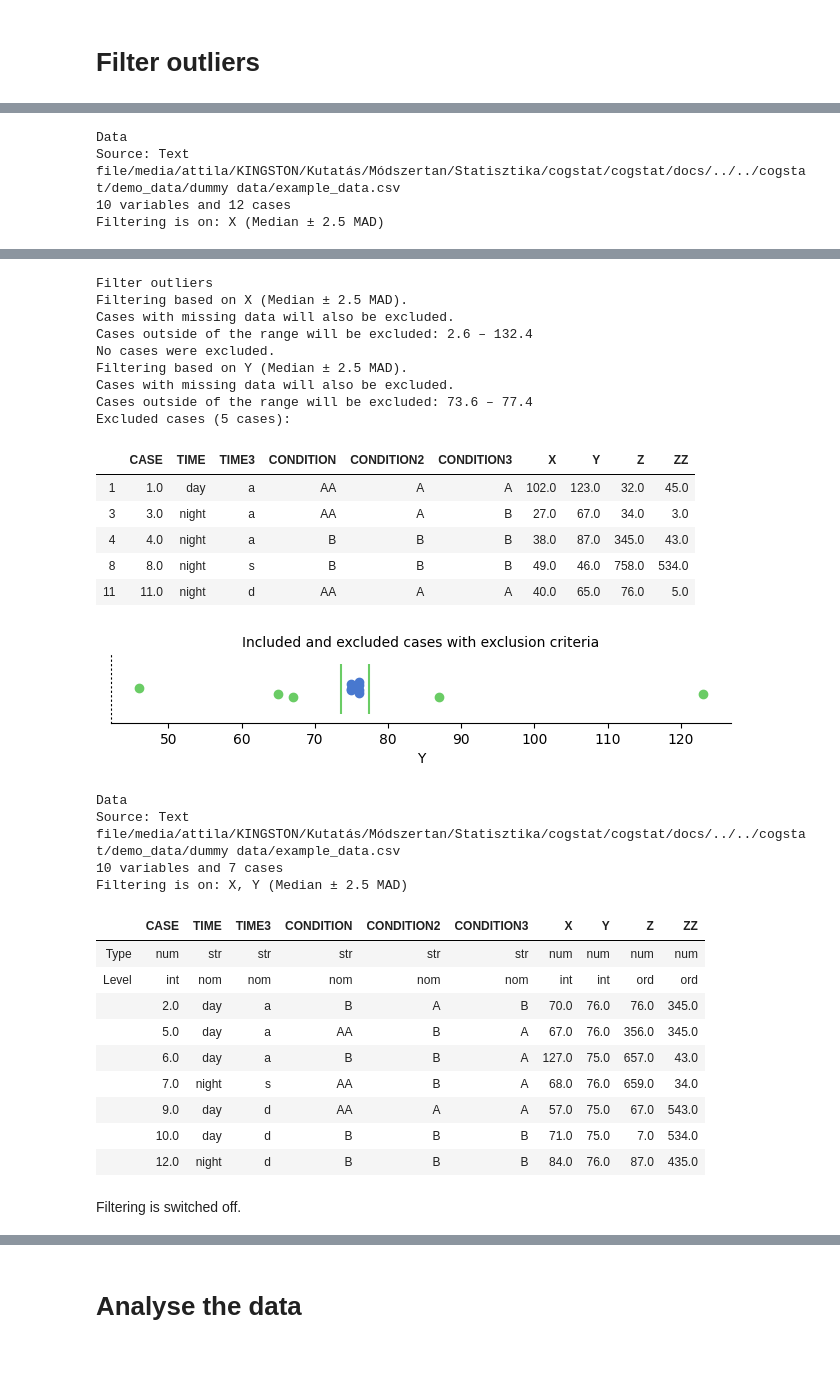
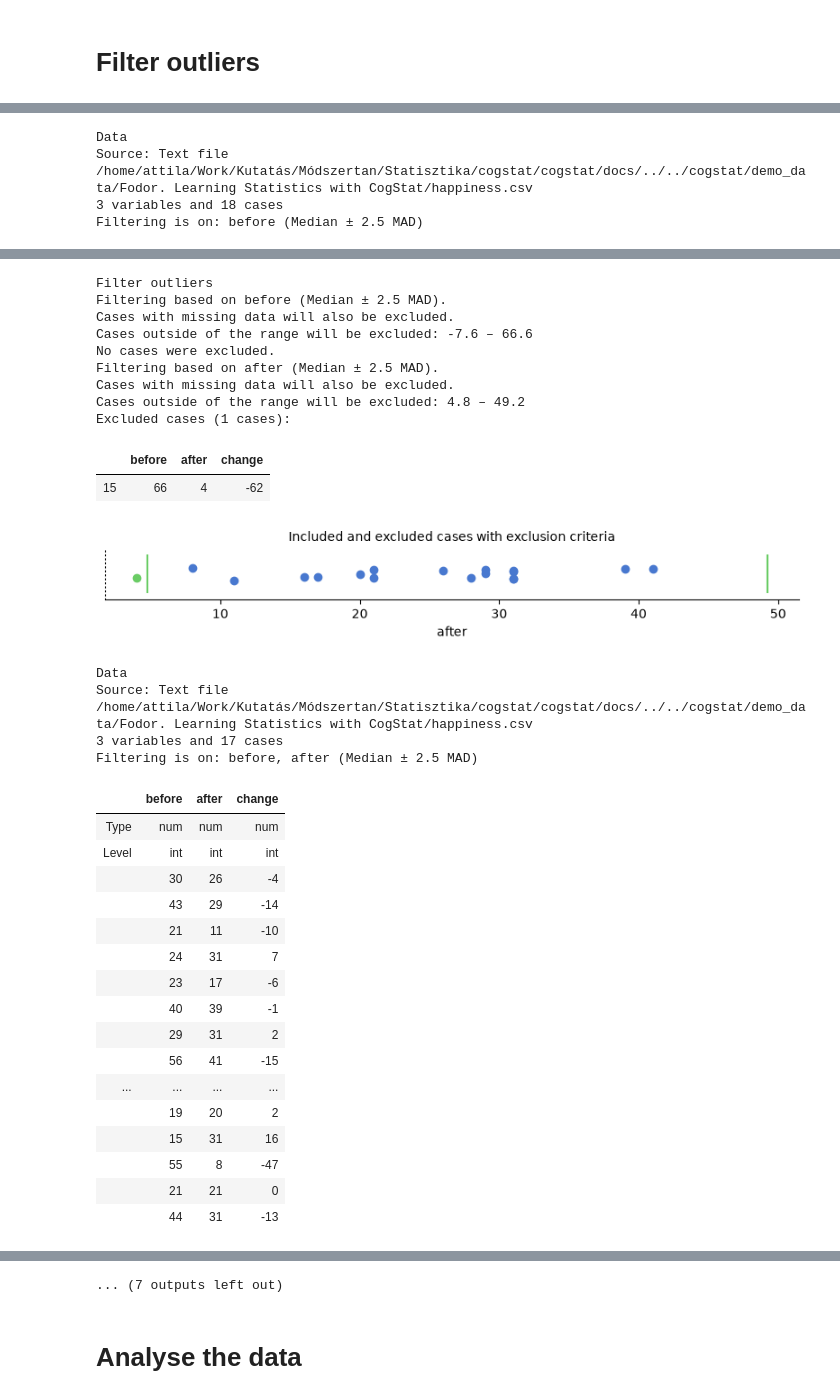
Before and after one commit to cogstat/cogstat, a Jupyter notebook: cogstat/docs/CogStat Jupyter Notebook tutorial.ipynb, the cells around one changed output, grey strips where cells are left out. Drawn from its saved outputs; the diff is of its cells as text; code cells hidden in the pictures; blank space fills up the shorter version.

```diff
--- a/cogstat/docs/CogStat Jupyter Notebook tutorial.ipynb
+++ b/cogstat/docs/CogStat Jupyter Notebook tutorial.ipynb
@@ -330,15 +338,19 @@ Filtering is kept until a new filtering is set, which will overwrite the previou
 # %%
 # Let's import a data file
-data = cs.CogStatData(data = os.path.join(cs_dir, 'demo_data', 'dummy data', 'example_data.csv'))
+data = cs.CogStatData(data = os.path.join(cs_dir, 'demo_data', 'Fodor. Learning Statistics with CogStat', 'happiness.csv'))
 cs.display(data.print_data())
 
-# To turn on filtering based on a singla variable:
+# To turn on filtering based on a single variable:
 # Note that even if only a single variable is given, it should be in a list.
-cs.display(data.filter_outlier(['X']))
+cs.display(data.filter_outlier(['before']))
 cs.display(data.print_data())
 
-# To turn on filtering based on several variables simultaniously:
-cs.display(data.filter_outlier(['X', 'Y']))
+# To turn on filtering based on several variables simultaneously:
+cs.display(data.filter_outlier(['before', 'after']))
+cs.display(data.print_data())
+
+# To turn on filtering based on several variables simultaneously with multivariate method:
+cs.display(data.filter_outlier(['before', 'after'], mode='multivariate'))
 cs.display(data.print_data())
 
 # To turn off filtering:
@@ -370,5 +384,5 @@ Cases outside of the range will be excluded: 2.6 – 132.4
 No cases were excluded.
 Data
-Source: Text file/media/attila/KINGSTON/Kutatás/Módszertan/Statisztika/cogstat/cogstat/docs/../../cogstat/demo_data/dummy data/example_data.csv
-10 variables and 12 cases
-Filtering is on: X (Median ± 2.5 MAD)
+Source: Text file /home/attila/Work/Kutatás/Módszertan/Statisztika/cogstat/cogstat/docs/../../cogstat/demo_data/Fodor. Learning Statistics with CogStat/happiness.csv
+3 variables and 18 cases
+Filtering is on: before (Median ± 2.5 MAD)
@@ -390,31 +406,33 @@ Filtering is on: X (Median ± 2.5 MAD)
 Filter outliers
-Filtering based on X (Median ± 2.5 MAD).
+Filtering based on before (Median ± 2.5 MAD).
 Cases with missing data will also be excluded.
-Cases outside of the range will be excluded: 2.6 – 132.4
+Cases outside of the range will be excluded: -7.6 – 66.6
 No cases were excluded.
-Filtering based on Y (Median ± 2.5 MAD).
+Filtering based on after (Median ± 2.5 MAD).
 Cases with missing data will also be excluded.
-Cases outside of the range will be excluded: 73.6 – 77.4
-Excluded cases (5 cases):
+Cases outside of the range will be excluded: 4.8 – 49.2
+Excluded cases (1 cases):
-|  | CASE | TIME | TIME3 | CONDITION | CONDITION2 | CONDITION3 | X | Y | Z | ZZ |
-| 1 | 1.0 | day | a | AA | A | A | 102.0 | 123.0 | 32.0 | 45.0 |
-| 3 | 3.0 | night | a | AA | A | B | 27.0 | 67.0 | 34.0 | 3.0 |
-| 4 | 4.0 | night | a | B | B | B | 38.0 | 87.0 | 345.0 | 43.0 |
-| 8 | 8.0 | night | s | B | B | B | 49.0 | 46.0 | 758.0 | 534.0 |
-| 11 | 11.0 | night | d | AA | A | A | 40.0 | 65.0 | 76.0 | 5.0 |
+|  | before | after | change |
+| 15 | 66 | 4 | -62 |
-[figure, old version]
+[figure, new version]
 Data
-Source: Text file/media/attila/KINGSTON/Kutatás/Módszertan/Statisztika/cogstat/cogstat/docs/../../cogstat/demo_data/dummy data/example_data.csv
-10 variables and 7 cases
-Filtering is on: X, Y (Median ± 2.5 MAD)
+Source: Text file /home/attila/Work/Kutatás/Módszertan/Statisztika/cogstat/cogstat/docs/../../cogstat/demo_data/Fodor. Learning Statistics with CogStat/happiness.csv
+3 variables and 17 cases
+Filtering is on: before, after (Median ± 2.5 MAD)
-|  | CASE | TIME | TIME3 | CONDITION | CONDITION2 | CONDITION3 | X | Y | Z | ZZ |
-| Type | num | str | str | str | str | str | num | num | num | num |
-| Level | int | nom | nom | nom | nom | nom | int | int | ord | ord |
-|  | 2.0 | day | a | B | A | B | 70.0 | 76.0 | 76.0 | 345.0 |
-|  | 5.0 | day | a | AA | B | A | 67.0 | 76.0 | 356.0 | 345.0 |
-|  | 6.0 | day | a | B | B | A | 127.0 | 75.0 | 657.0 | 43.0 |
-|  | 7.0 | night | s | AA | B | A | 68.0 | 76.0 | 659.0 | 34.0 |
-|  | 9.0 | day | d | AA | A | A | 57.0 | 75.0 | 67.0 | 543.0 |
-|  | 10.0 | day | d | B | B | B | 71.0 | 75.0 | 7.0 | 534.0 |
-|  | 12.0 | night | d | B | B | B | 84.0 | 76.0 | 87.0 | 435.0 |
+|  | before | after | change |
+| Type | num | num | num |
+| Level | int | int | int |
+|  | 30 | 26 | -4 |
+|  | 43 | 29 | -14 |
+|  | 21 | 11 | -10 |
+|  | 24 | 31 | 7 |
+|  | 23 | 17 | -6 |
+|  | 40 | 39 | -1 |
+|  | 29 | 31 | 2 |
+|  | 56 | 41 | -15 |
+| ... | ... | ... | ... |
+|  | 19 | 20 | 2 |
+|  | 15 | 31 | 16 |
+|  | 55 | 8 | -47 |
+|  | 21 | 21 | 0 |
+|  | 44 | 31 | -13 |
-Filtering is switched off.
@@ -439,3 +448,4 @@ Source: Text file/media/attila/KINGSTON/Kutatás/Módszertan/Statisztika/cogstat
+... (7 outputs left out)
 # %% [markdown]
 # Analyse the data
 # %% [markdown]
```
Also changed, not shown: parts of 17 cells of this notebook.
